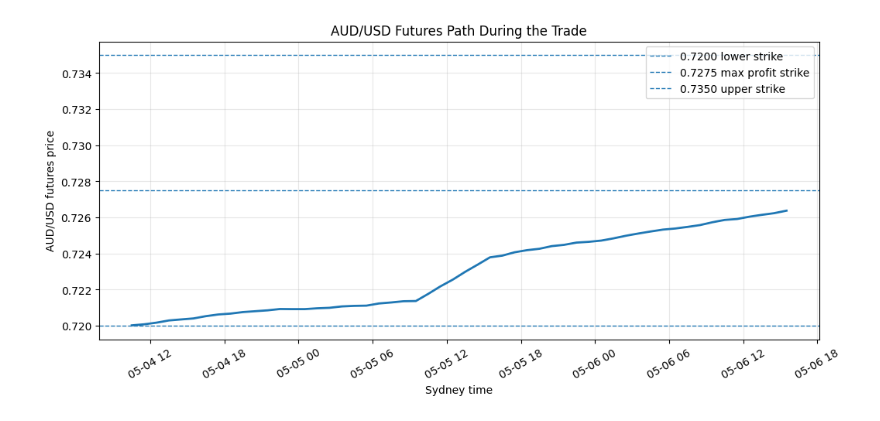
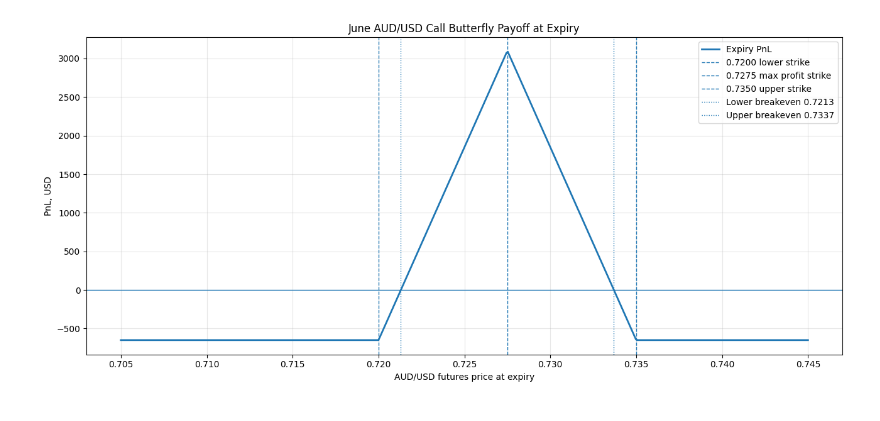
Before and after one commit to marwanferreira/macro-derivatives-lab, a Jupyter notebook: notebooks/test.ipynb, the cells around one changed output. Saved outputs shown, nothing was run; the diff lists cells and outputs as text; code cells hidden in the pictures.

```diff
--- a/notebooks/test.ipynb
+++ b/notebooks/test.ipynb
@@ -2,12 +2,20 @@
 import numpy as np
 import pandas as pd
 import matplotlib.pyplot as plt
-from math import log, sqrt, exp, erf
+
 from zoneinfo import ZoneInfo
 
 pd.set_option("display.float_format", lambda x: f"{x:,.6f}")
+pd.set_option("display.max_colwidth", 120)
+pd.set_option("display.width", 200)
 
 SYDNEY = ZoneInfo("Australia/Sydney")
 CDT = ZoneInfo("America/Chicago")
 
-CONTRACT_MULTIPLIER = 100_000  # CME AUD option on futures is based on 100,000 AUD
+ACCOUNT_CAPITAL_USD = 100_000
+CONTRACT_MULTIPLIER = 100_000
+NUM_BUTTERFLIES = 5
+
+MARKET_TICKER = "6A=F"
+
+print("Setup done.")
@@ -138,8 +178,8 @@ for _, row in legs.iterrows():
         "Date / time Sydney": row["entry_time_sydney"].strftime("%d %b %Y, %H:%M"),
         "Date / time CDT": row["entry_time_cdt"].strftime("%d %b %Y, %H:%M"),
         "Action": "Entered",
-        "Instrument": "CME AUD/USD option on 6A futures",
-        "Position": f'{row["entry_action"]} {abs(row["qty"])}x {row["strike"]:.4f} call',
+        "Instrument": "CME June AUD/USD option on 6A futures",
+        "Position": f'{row["entry_action"]} {abs(int(row["qty"]))}x {row["strike"]:.4f} call',
         "Price": row["entry_price"],
     })
 
@@ -147,8 +187,8 @@ for _, row in legs.iterrows():
         "Date / time Sydney": row["exit_time_sydney"].strftime("%d %b %Y, %H:%M"),
         "Date / time CDT": row["exit_time_cdt"].strftime("%d %b %Y, %H:%M"),
         "Action": "Manually closed",
-        "Instrument": "CME AUD/USD option on 6A futures",
-        "Position": f'{row["exit_action"]} {abs(row["qty"])}x {row["strike"]:.4f} call',
+        "Instrument": "CME June AUD/USD option on 6A futures",
+        "Position": f'{row["exit_action"]} {abs(int(row["qty"]))}x {row["strike"]:.4f} call',
         "Price": row["exit_price"],
     })
 
@@ -317,36 +376,42 @@ mtm.tail()
 # %%
-plt.figure(figsize=(12, 5))
-plt.plot(mtm["datetime_sydney"], mtm["audusd_futures"], linewidth=2)
-plt.axhline(0.7200, linestyle="--", linewidth=1, label="0.7200 lower strike")
-plt.axhline(0.7275, linestyle="--", linewidth=1, label="0.7275 max profit strike")
-plt.axhline(0.7350, linestyle="--", linewidth=1, label="0.7350 upper strike")
-plt.title("AUD/USD Futures Path During the Trade")
-plt.xlabel("Sydney time")
-plt.ylabel("AUD/USD futures price")
+S = np.linspace(0.7050, 0.7450, 500)
+
+expiry_intrinsic_value = np.zeros_like(S)
+
+for _, row in legs.iterrows():
+    expiry_intrinsic_value += (
+        row["qty"]
+        * np.maximum(S - row["strike"], 0)
+        * CONTRACT_MULTIPLIER
+    )
+
+expiry_pnl = expiry_intrinsic_value + total_entry_cash_usd
+
+plt.figure(figsize=(13, 6))
+
+plt.plot(S, expiry_pnl, linewidth=2, label="Expiry PnL")
+plt.axhline(0, linewidth=1)
+
+plt.axvline(0.7200, linestyle="--", linewidth=1, label="0.7200 lower strike")
+plt.axvline(0.7275, linestyle="--", linewidth=1, label="0.7275 max profit strike")
+plt.axvline(0.7350, linestyle="--", linewidth=1, label="0.7350 upper strike")
+
+plt.axvline(lower_breakeven, linestyle=":", linewidth=1, label=f"Lower breakeven {lower_breakeven:.4f}")
+plt.axvline(upper_breakeven, linestyle=":", linewidth=1, label=f"Upper breakeven {upper_breakeven:.4f}")
+
+plt.title("June AUD/USD Call Butterfly Payoff at Expiry")
+plt.xlabel("AUD/USD futures price at expiry")
+plt.ylabel("PnL, USD")
 plt.legend()
 plt.grid(True, alpha=0.3)
-plt.xticks(rotation=30)
+plt.tight_layout()
 plt.show()
 
-plt.figure(figsize=(12, 5))
-plt.plot(mtm["datetime_sydney"], mtm["estimated_total_pnl_usd"], linewidth=2)
-plt.axhline(0, linewidth=1)
-plt.title("Estimated Hourly Mark-to-Market PnL")
-plt.xlabel("Sydney time")
-plt.ylabel("Estimated PnL, USD")
-plt.grid(True, alpha=0.3)
-plt.xticks(rotation=30)
-plt.show()
-
-leg_pnl = realized[["leg", "pnl_usd"]].copy()
-plt.figure(figsize=(10, 5))
-plt.bar(leg_pnl["leg"], leg_pnl["pnl_usd"])
-plt.axhline(0, linewidth=1)
-plt.title("Realized PnL by Option Leg")
-plt.xlabel("Option leg")
-plt.ylabel("Realized PnL, USD")
-plt.grid(True, axis="y", alpha=0.3)
-plt.xticks(rotation=20)
-plt.show()
+print(f"Net debit paid: {net_debit_points_per_butterfly:.6f} points per butterfly = ${net_debit_usd:,.2f}")
+print(f"Maximum intrinsic value before premium: ${max_intrinsic_value_usd:,.2f}")
+print(f"Maximum profit after premium: ${max_profit_usd:,.2f}")
+print(f"Maximum loss: ${max_loss_usd:,.2f}")
+print(f"Lower breakeven: {lower_breakeven:.6f}")
+print(f"Upper breakeven: {upper_breakeven:.6f}")
 # %% [output]
-[figure, old version]
+[figure, new version]
```
Also changed, not shown: parts of 11 cells of this notebook, 8 other files.
